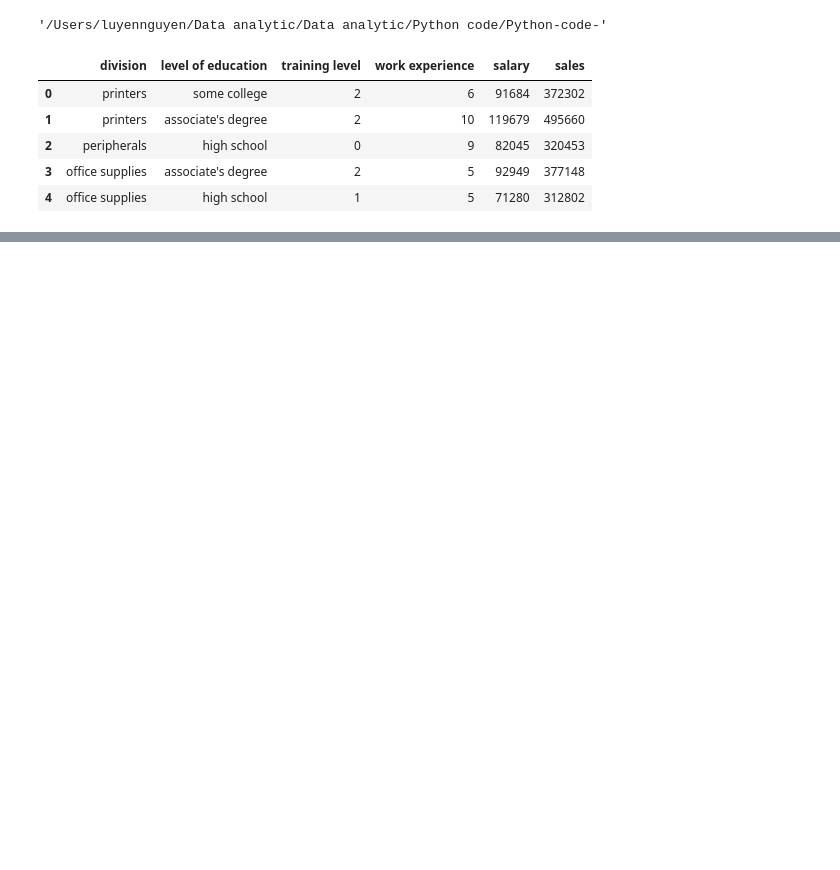
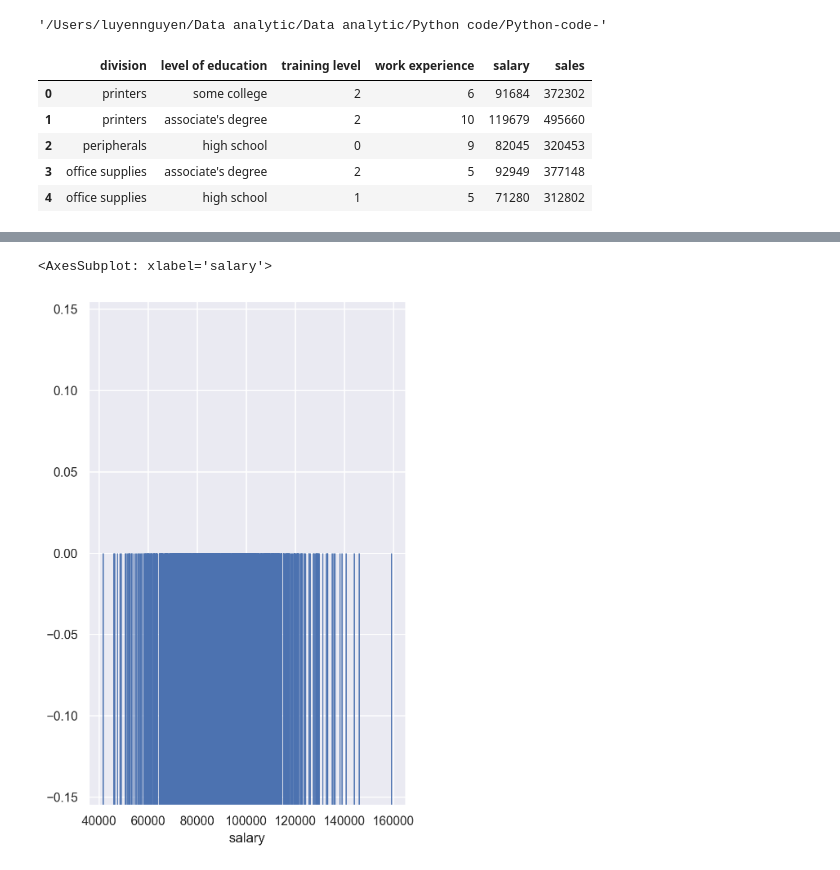
Before and after one commit to luyenquoc/Python-code-, a Jupyter notebook: Seaborn.ipynb, the cells around one changed output, grey strips where cells are left out. Cells and saved outputs as stored; diff of their text form; code cells hidden in the pictures; blank space fills up the shorter version.

```diff
--- a/Seaborn.ipynb
+++ b/Seaborn.ipynb
@@ -26,0 +27,6 @@ plt.savefig('my_plot.jpg')
+# %%
+plt.figure(figsize=(5,8),dpi = 200)
+sns.rugplot(x='salary', data = df, height = 0.5)
+# %% [output]
+<AxesSubplot: xlabel='salary'>
+[figure, added]
```
Also changed, not shown: parts of 11 cells of this notebook, 1 other file.
